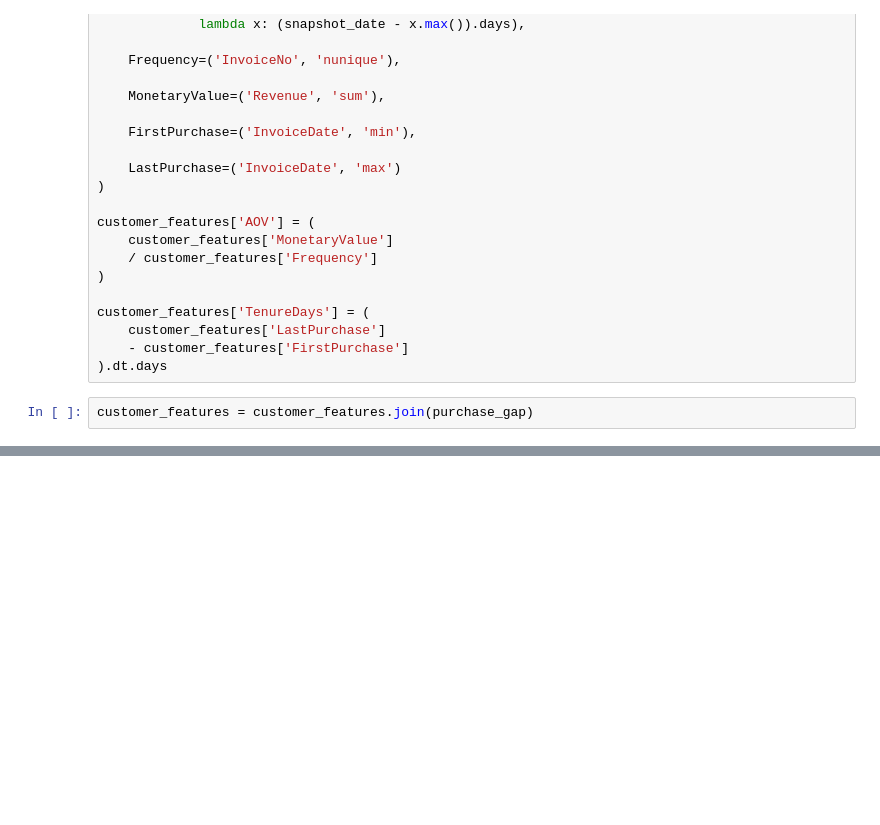
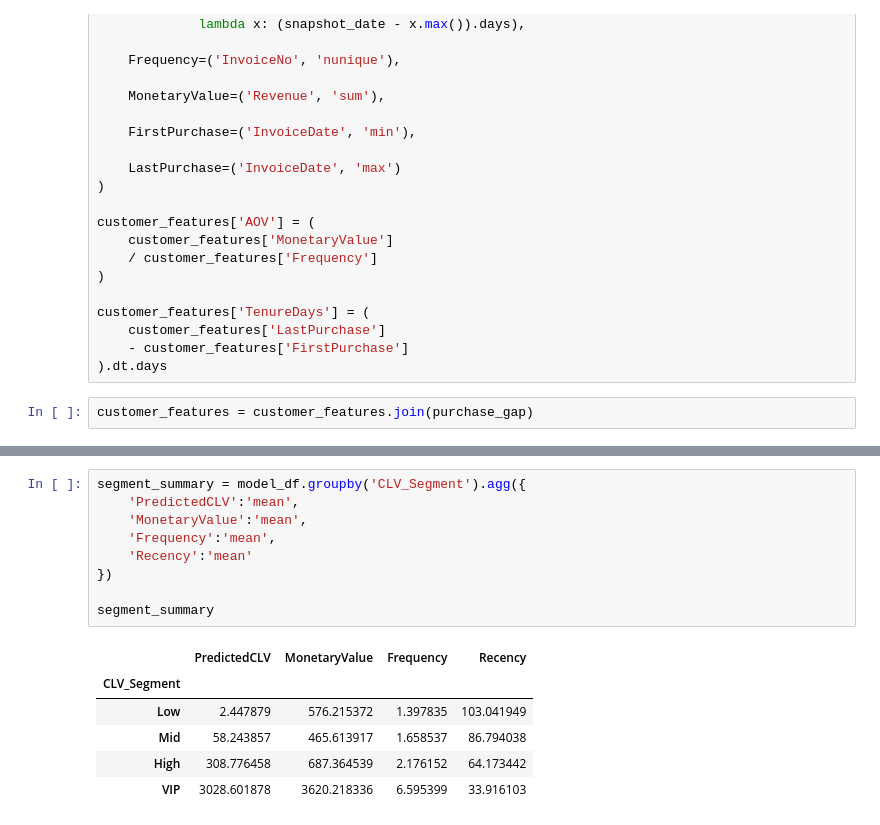
Before and after one commit to SaifEldeen11/customer-lifetime-value-analysis, a Jupyter notebook: CustomerLifetimeValue.ipynb, the cells around one changed output, grey strips where cells are left out. Saved outputs shown, nothing was run; the diff lists cells and outputs as text; blank space fills up the shorter version.

```diff
--- a/CustomerLifetimeValue.ipynb
+++ b/CustomerLifetimeValue.ipynb
@@ -190,0 +396,16 @@ customer_features.head()
+# %%
+segment_summary = model_df.groupby('CLV_Segment').agg({
+    'PredictedCLV':'mean',
+    'MonetaryValue':'mean',
+    'Frequency':'mean',
+    'Recency':'mean'
+})
+
+segment_summary
+# %% [output]
+|  | PredictedCLV | MonetaryValue | Frequency | Recency |
+| CLV_Segment |  |  |  |  |
+| Low | 2.447879 | 576.215372 | 1.397835 | 103.041949 |
+| Mid | 58.243857 | 465.613917 | 1.658537 | 86.794038 |
+| High | 308.776458 | 687.364539 | 2.176152 | 64.173442 |
+| VIP | 3028.601878 | 3620.218336 | 6.595399 | 33.916103 |
```
Also changed, not shown: parts of 30 cells of this notebook.
